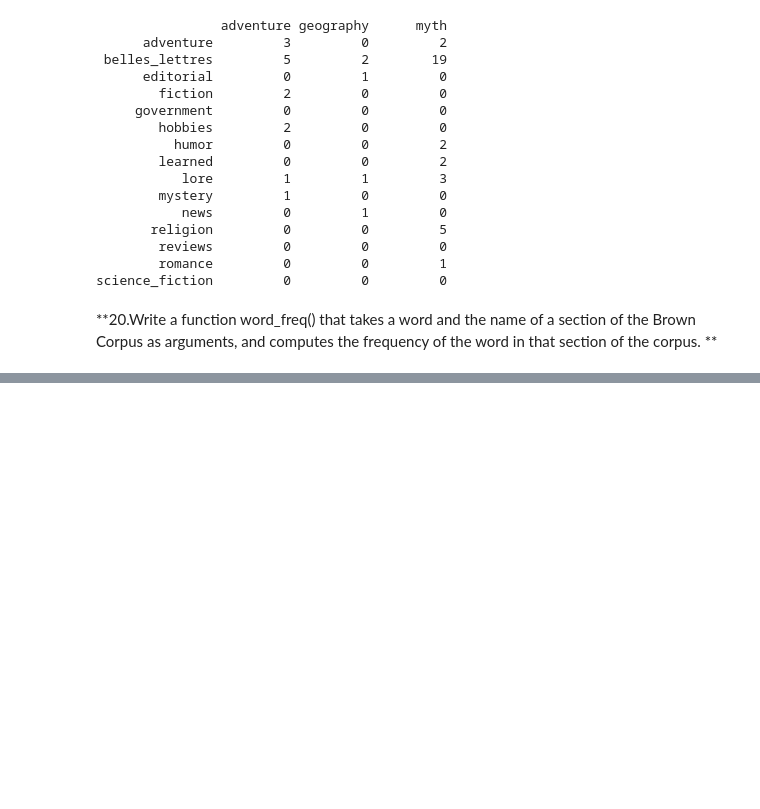
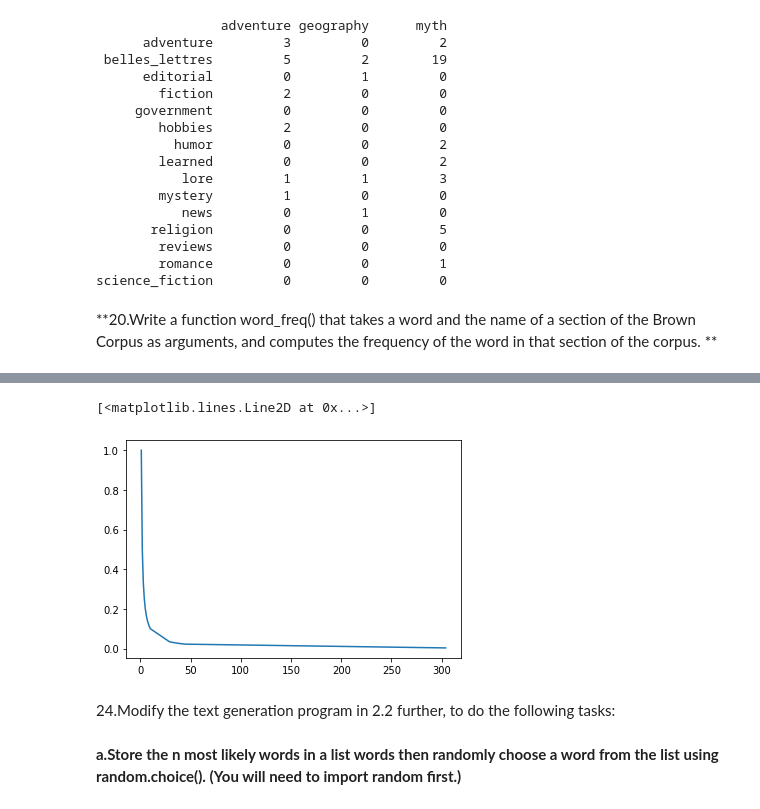
Before and after one commit to manojgali/NLP-Course-Work, a Jupyter notebook: chpter2_solutions.ipynb, the cells around one changed output, grey strips where cells are left out. Cells and saved outputs as stored; diff of their text form; code cells hidden in the pictures; blank space fills up the shorter version.

```diff
--- a/chpter2_solutions.ipynb
+++ b/chpter2_solutions.ipynb
@@ -527,0 +561,13 @@ Streaming output truncated to the last 5000 lines.
+# %%
+import random
+text=''
+for i in range(0,random.randrange(1000,100000)):
+  text+=random.choice("abcdefg ")
+#print(text)
+# %%
+zipf(text.split(' '))
+# %% [output]
+[<matplotlib.lines.Line2D at 0x...>]
+[figure, added]
+# %% [markdown]
+24.Modify the text generation program in 2.2 further, to do the following tasks:
@@ -527,0 +580,2 @@ Streaming output truncated to the last 5000 lines.
+# %% [markdown]
+**a.Store the n most likely words in a list words then randomly choose a word from the list using random.choice(). (You will need to import random first.)**
```
Also changed, not shown: parts of 20 cells of this notebook.
